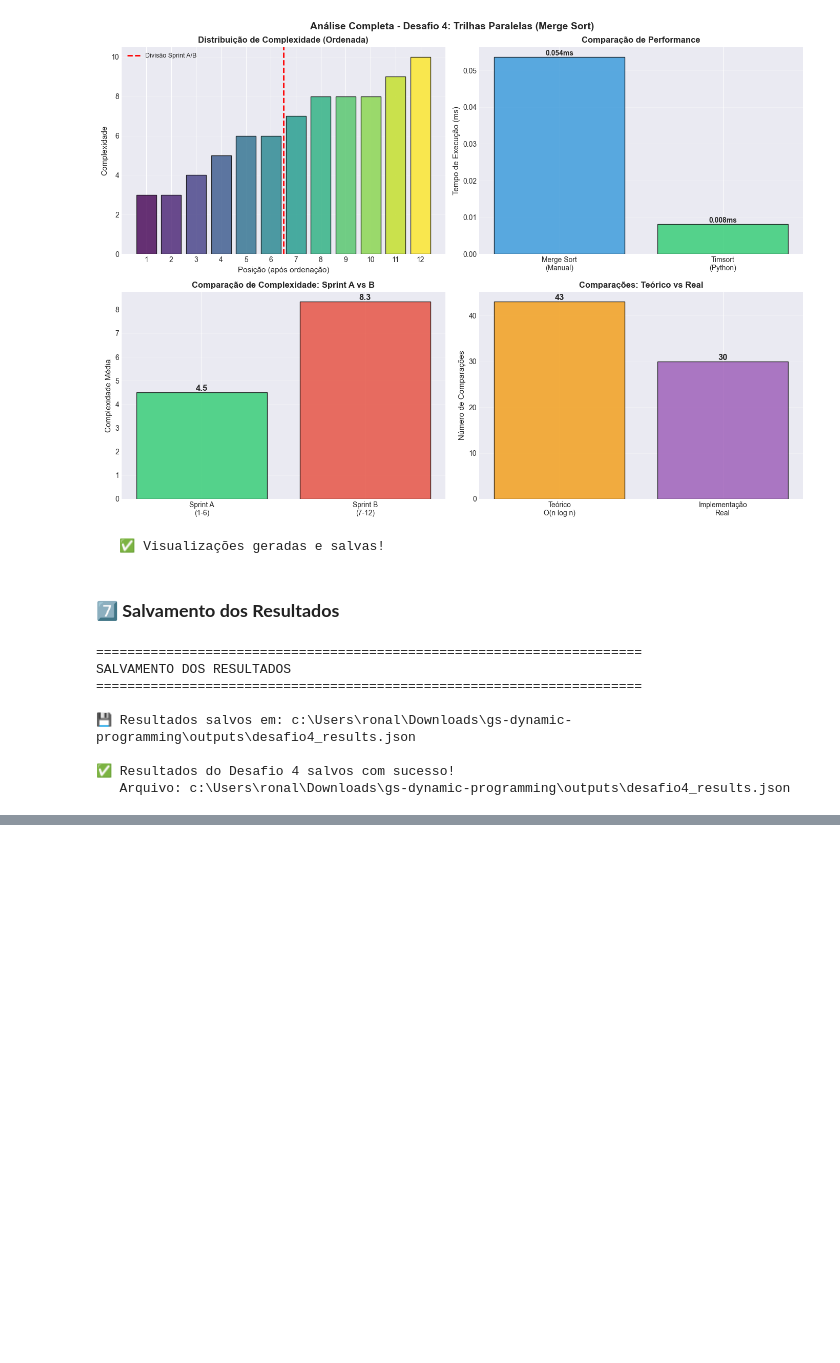
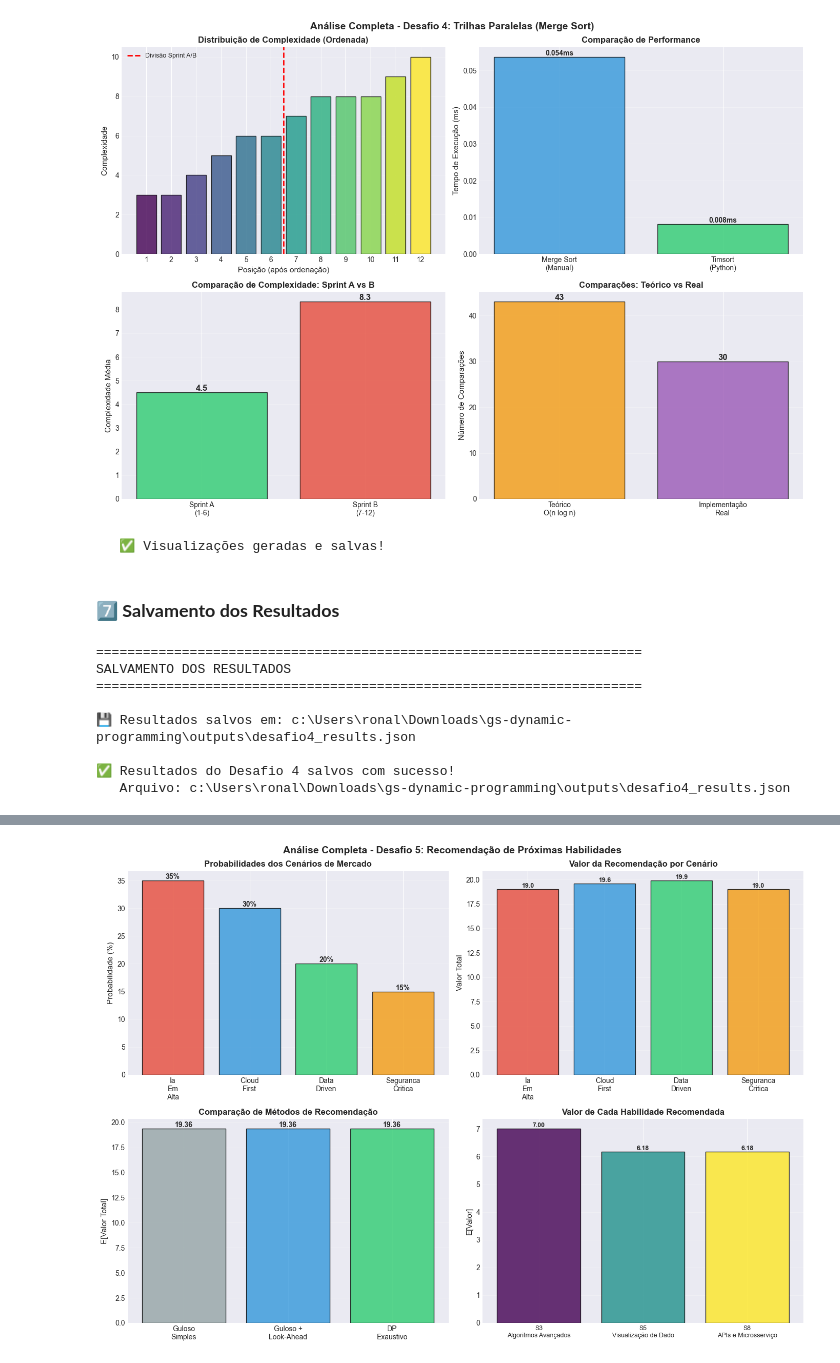
Before and after one commit to renan-utida/Global-Solution-2---Dynamic-Programming-MOH-, a Jupyter notebook: GS_Dynamic_Programming.ipynb, the cells around one changed output, grey strips where cells are left out. Cells and saved outputs as stored; diff of their text form; code cells hidden in the pictures; blank space fills up the shorter version.

Commit message:
Adicionando os requisitos do exercício 5  no nosso notebook e salvando o resultado em um arquivo .json

```diff
--- a/GS_Dynamic_Programming.ipynb
+++ b/GS_Dynamic_Programming.ipynb
@@ -3019,0 +3566,91 @@ SALVAMENTO DOS RESULTADOS
+# %%
+print_header("VISUALIZAÇÕES - DESAFIO 5")
+
+print("\n📊 Gerando visualizações...")
+
+# Figura com 4 subplots
+fig, axes = plt.subplots(2, 2, figsize=(14, 10))
+
+# 1. Probabilidades dos Cenários
+ax1 = axes[0, 0]
+scenario_names = [s.name.replace('_', '\n').title() for s in scenarios]
+probabilities = [s.probability * 100 for s in scenarios]
+colors_scenarios = ['#e74c3c', '#3498db', '#2ecc71', '#f39c12']
+
+bars1 = ax1.bar(scenario_names, probabilities, color=colors_scenarios, alpha=0.8, edgecolor='black')
+ax1.set_ylabel('Probabilidade (%)', fontsize=11)
+ax1.set_title('Probabilidades dos Cenários de Mercado', fontweight='bold')
+ax1.grid(True, alpha=0.3, axis='y')
+
+for bar, prob in zip(bars1, probabilities):
+    height = bar.get_height()
+    ax1.text(bar.get_x() + bar.get_width()/2., height,
+             f'{prob:.0f}%', ha='center', va='bottom', fontsize=10, fontweight='bold')
+
+# 2. Valor por Cenário (Recomendação)
+ax2 = axes[0, 1]
+scenario_names_short = [s.name for s in scenarios]
+values_by_scenario = [recommendation.expected_value_per_scenario[name] for name in scenario_names_short]
+
+bars2 = ax2.bar(range(len(scenarios)), values_by_scenario, color=colors_scenarios, alpha=0.8, edgecolor='black')
+ax2.set_xticks(range(len(scenarios)))
+ax2.set_xticklabels([s.name.replace('_', '\n').title() for s in scenarios])
+ax2.set_ylabel('Valor Total', fontsize=11)
+ax2.set_title('Valor da Recomendação por Cenário', fontweight='bold')
+ax2.grid(True, alpha=0.3, axis='y')
+
+for bar, val in zip(bars2, values_by_scenario):
+    height = bar.get_height()
+    ax2.text(bar.get_x() + bar.get_width()/2., height,
+             f'{val:.1f}', ha='center', va='bottom', fontsize=9, fontweight='bold')
+
+# 3. Comparação de Métodos
+ax3 = axes[1, 0]
+methods = ['Guloso\nSimples', 'Guloso +\nLook-Ahead', 'DP\nExaustivo']
+values_methods = [
+    comparison['comparison']['greedy_simple_value'],
+    comparison['comparison']['greedy_lookahead_value'],
+    comparison['comparison']['dp_exhaustive_value']
+]
+colors_methods = ['#95a5a6', '#3498db', '#2ecc71']
+
+bars3 = ax3.bar(methods, values_methods, color=colors_methods, alpha=0.8, edgecolor='black')
+ax3.set_ylabel('E[Valor Total]', fontsize=11)
+ax3.set_title('Comparação de Métodos de Recomendação', fontweight='bold')
+ax3.grid(True, alpha=0.3, axis='y')
+
+for bar, val in zip(bars3, values_methods):
+    height = bar.get_height()
+    ax3.text(bar.get_x() + bar.get_width()/2., height,
+             f'{val:.2f}', ha='center', va='bottom', fontsize=10, fontweight='bold')
+
+# 4. Contribuição de Cada Habilidade Recomendada
+ax4 = axes[1, 1]
+skill_labels = [f"{d['skill_id']}\n{d['nome'][:20]}" for d in recommendation.details]
+skill_values = [d['immediate_value'] for d in recommendation.details]
+colors_skills = plt.cm.viridis(np.linspace(0, 1, len(skill_values)))
+
+bars4 = ax4.bar(range(len(skill_values)), skill_values, color=colors_skills, alpha=0.8, edgecolor='black')
+ax4.set_xticks(range(len(skill_values)))
+ax4.set_xticklabels(skill_labels, fontsize=9)
+ax4.set_ylabel('E[Valor]', fontsize=11)
+ax4.set_title('Valor de Cada Habilidade Recomendada', fontweight='bold')
+ax4.grid(True, alpha=0.3, axis='y')
+
+for bar, val in zip(bars4, skill_values):
+    height = bar.get_height()
+    ax4.text(bar.get_x() + bar.get_width()/2., height,
+             f'{val:.2f}', ha='center', va='bottom', fontsize=9, fontweight='bold')
+
+plt.suptitle('Análise Completa - Desafio 5: Recomendação de Próximas Habilidades',
+             fontsize=14, fontweight='bold')
+plt.tight_layout()
+
+# Salva
+figures_dir = OUTPUTS_DIR / 'figures'
+plt.savefig(figures_dir / 'desafio5_analise_completa.png', dpi=300, bbox_inches='tight')
+
+plt.show()
+
+print("   ✅ Visualizações geradas e salvas!")
+# %% [output]
@@ -3019,0 +3662 @@ SALVAMENTO DOS RESULTADOS
+[figure, added]
```
Also changed, not shown: parts of 27 cells of this notebook, 2 other files.
